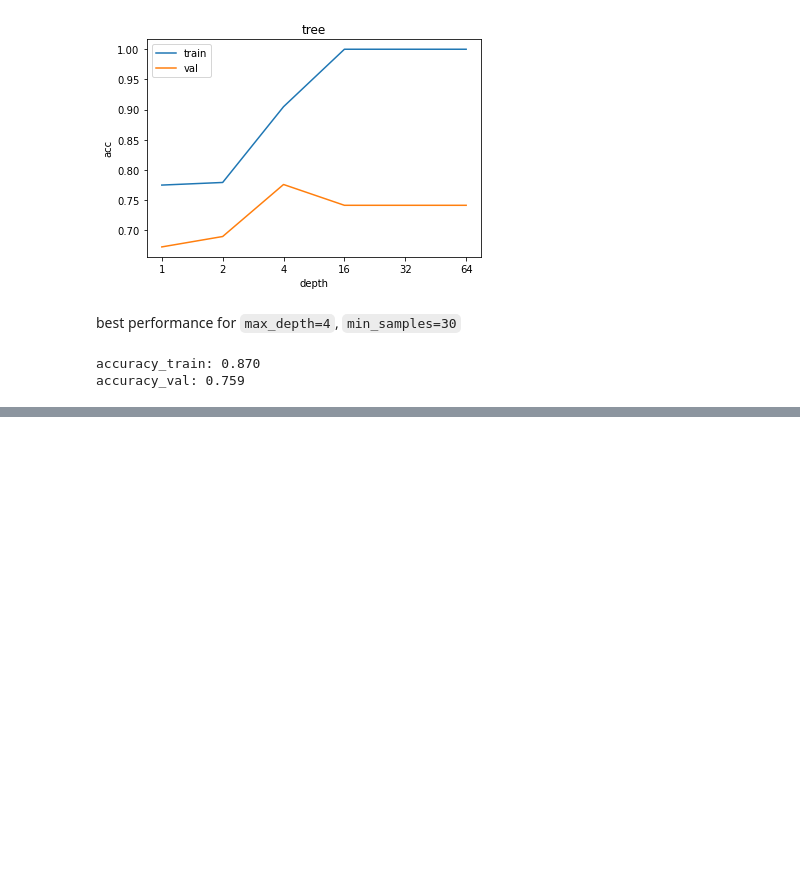
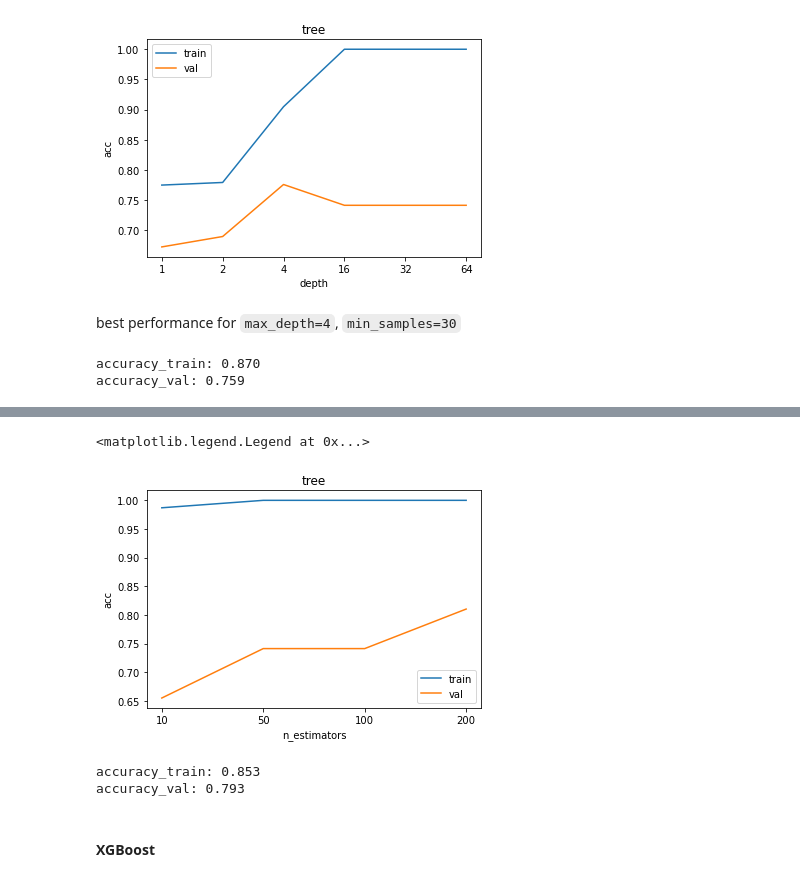
Before and after one commit to kazmierczakP/Machine-Learning, a Jupyter notebook: Adveanced Learning Algorithms 4 - decision trees.ipynb, the cells around one changed output, grey strips where cells are left out. Drawn from its saved outputs; the diff is of its cells as text; code cells hidden in the pictures; blank space fills up the shorter version.

```diff
--- a/Adveanced Learning Algorithms 4 - decision trees.ipynb
+++ b/Adveanced Learning Algorithms 4 - decision trees.ipynb
@@ -270,0 +342,23 @@ accuracy_val: 0.759
+# %%
+acc_train_list=[]
+acc_val_list=[]
+for estimators in n_estimators:
+    model=RandomForestClassifier(n_estimators=estimators,random_state=RANDOM_STATE)
+    model.fit(x_train,y_train)
+    predictions_train=model.predict(x_train)
+    predictions_val=model.predict(x_val)
+    acc_train=accuracy_score(predictions_train,y_train)
+    acc_val=accuracy_score(predictions_val,y_val)
+    acc_train_list.append(acc_train)
+    acc_val_list.append(acc_val)
+
+plt.title('tree')
+plt.xlabel('n_estimators')
+plt.ylabel('acc')
+plt.xticks(ticks=range(len(n_estimators)),labels=n_estimators)
+plt.plot(acc_train_list,label='train')
+plt.plot(acc_val_list,label='val')
+plt.legend()
+# %% [output]
+<matplotlib.legend.Legend at 0x...>
+[figure, added]
@@ -270,0 +367,8 @@ accuracy_val: 0.759
+# %%
+print(f'accuracy_train: {accuracy_score(random_forest.predict(x_train),y_train):.3f}')
+print(f'accuracy_val: {accuracy_score(random_forest.predict(x_val),y_val):.3f}')
+# %% [output]
+accuracy_train: 0.853
+accuracy_val: 0.793
+# %% [markdown]
+#### XGBoost
```
Also changed, not shown: parts of 23 cells of this notebook.
